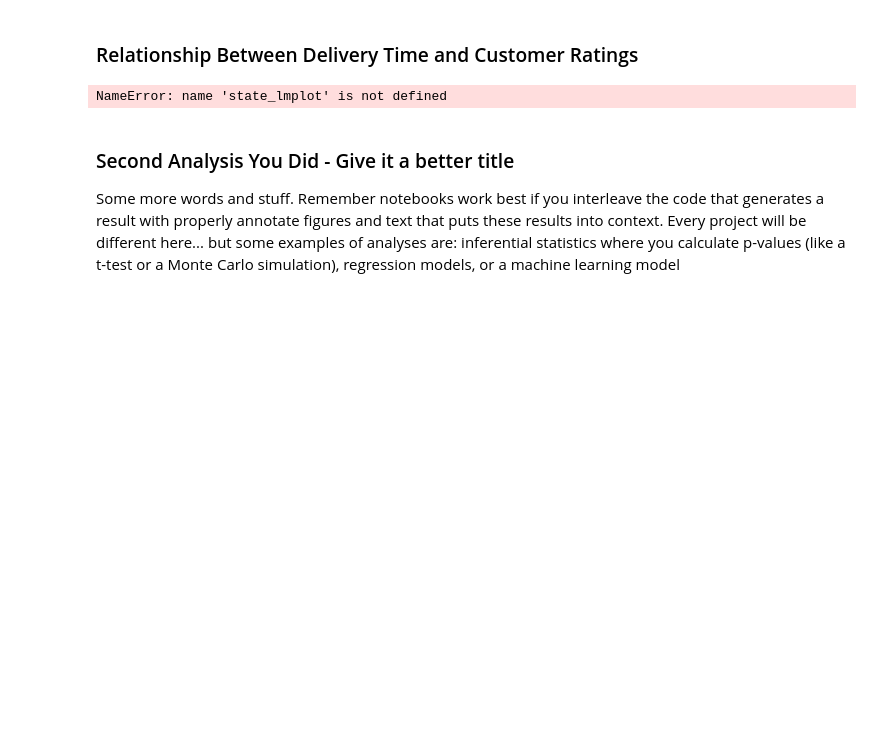
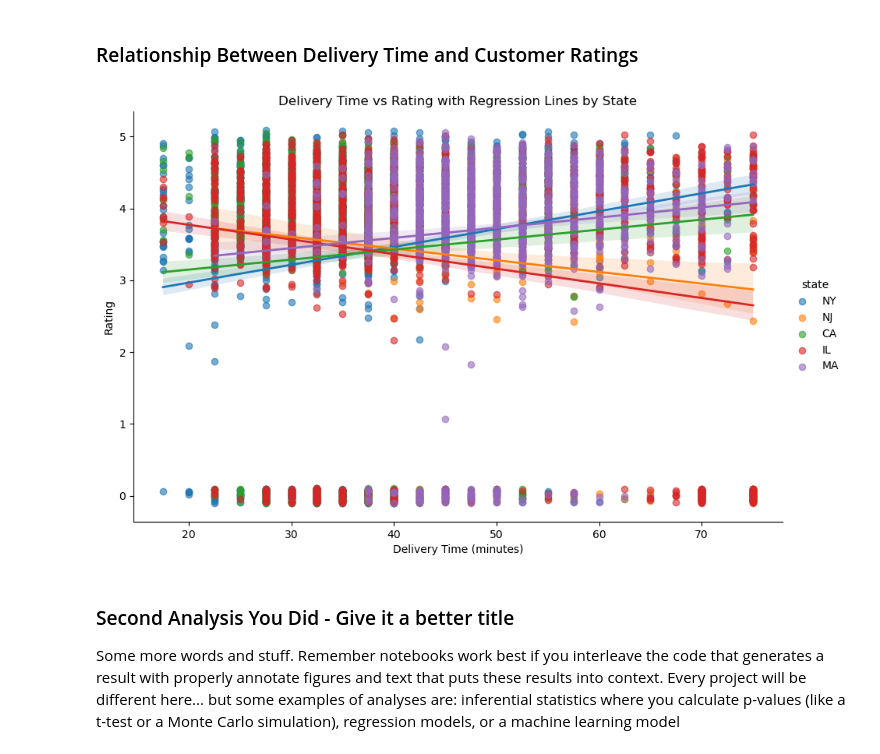
Before and after one commit to COGS108/Group111_WI26, a Jupyter notebook: 03-FinalProject.ipynb, the cells around one changed output. Saved outputs shown, nothing was run; the diff lists cells and outputs as text; code cells hidden in the pictures; blank space fills up the shorter version.

```diff
--- a/03-FinalProject.ipynb
+++ b/03-FinalProject.ipynb
@@ -321,10 +322,13 @@ plt.figure(figsize=(10,5));
 From this...
 # %% [markdown]
 ### Relationship Between Delivery Time and Customer Ratings
-# %%
-state_lmplot(grubhub)
-# %% [output]
-NameError: name 'state_lmplot' is not defined
+# %%
+# Add small jitter to rating to better visualize the plotted data
+grubhub['rating_jitter'] = grubhub['rating'] + np.random.uniform(-0.1, 0.1, size=len(grubhub))
+
+state_lmplot(grubhub)
+# %% [output]
+[figure, added]
 # %% [markdown]
 ### Second Analysis You Did - Give it a better title
 
```
Also changed, not shown: parts of 1 cell of this notebook.
